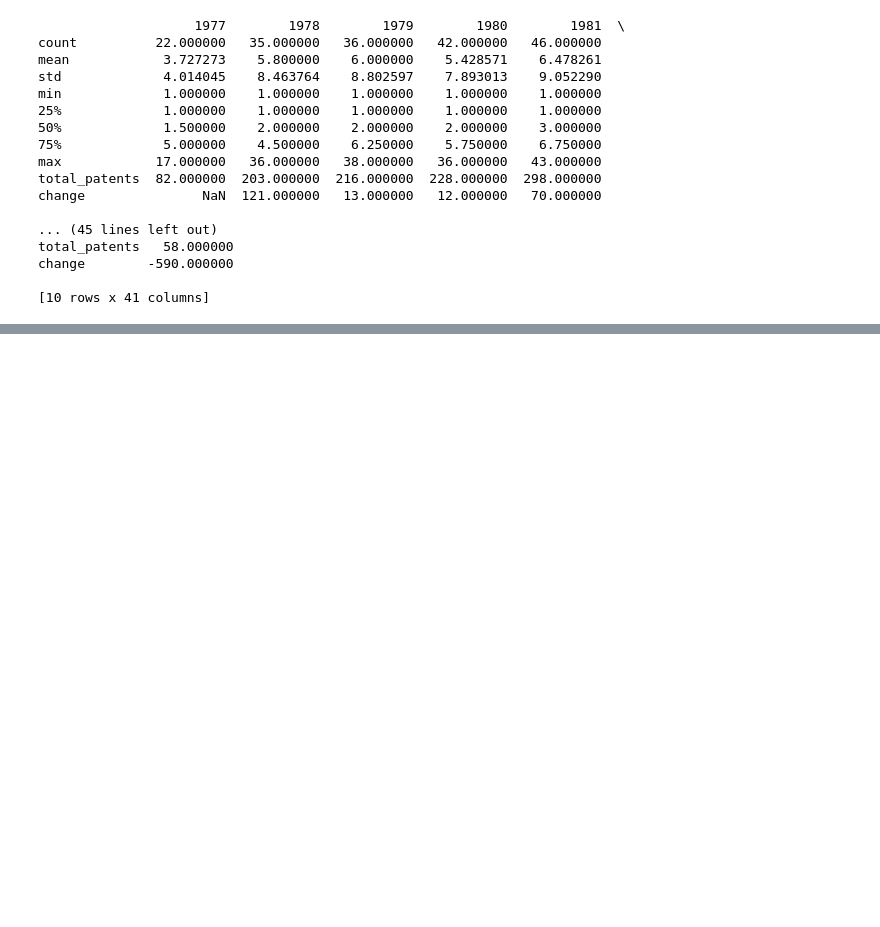
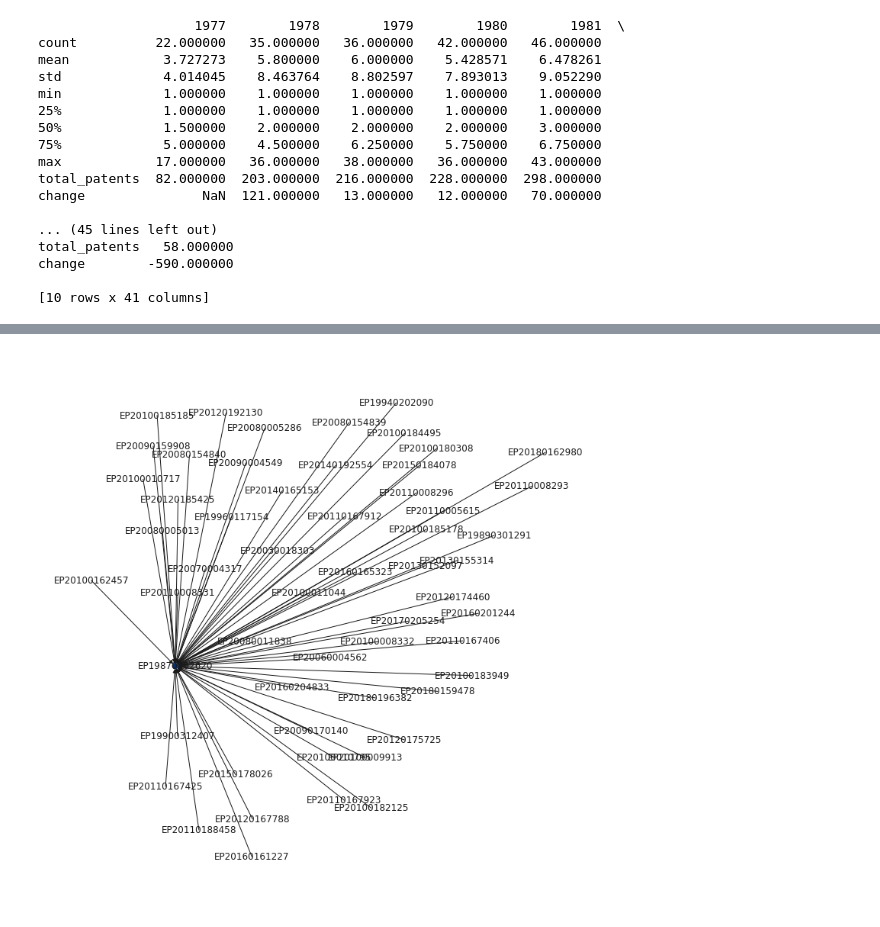
Before and after one commit to zhuoranliu22/dissertation, a Jupyter notebook: Analysis.ipynb, the cells around one changed output, grey strips where cells are left out. Cells and saved outputs as stored; diff of their text form; code cells hidden in the pictures; blank space fills up the shorter version.

```diff
--- a/Analysis.ipynb
+++ b/Analysis.ipynb
@@ -167,0 +235,22 @@ change        -590.000000
+# %%
+# Identify the node with the highest in-degree
+top_node = max(in_degrees_dict, key=in_degrees_dict.get)
+
+# Get all nodes that are directly connected to the top node
+connected_nodes = list(graph.predecessors(top_node))
+
+# Add the top node to the list of connected nodes
+connected_nodes.append(top_node)
+
+# Create a subgraph with the top node and its connected nodes
+G_sub = graph.subgraph(connected_nodes)
+
+# Calculate the in-degrees of the nodes in the subgraph
+in_degrees_sub = [in_degrees_dict.get(n, 0) for n in G_sub.nodes()]
+
+# Create the plot
+plt.figure(figsize=(10, 10))
+nx.draw(G_sub, node_size=in_degrees_sub, node_color=in_degrees_sub, with_labels=True, cmap=plt.cm.Blues)
+plt.show()
+# %% [output]
+[figure, added]
```
Also changed, not shown: parts of 64 cells of this notebook, 2 other files.
